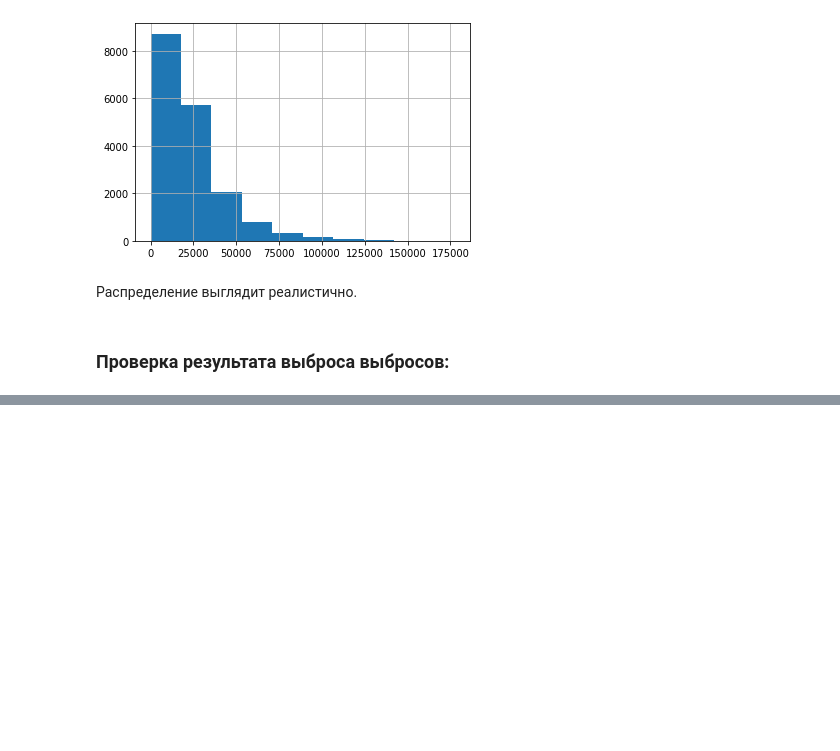
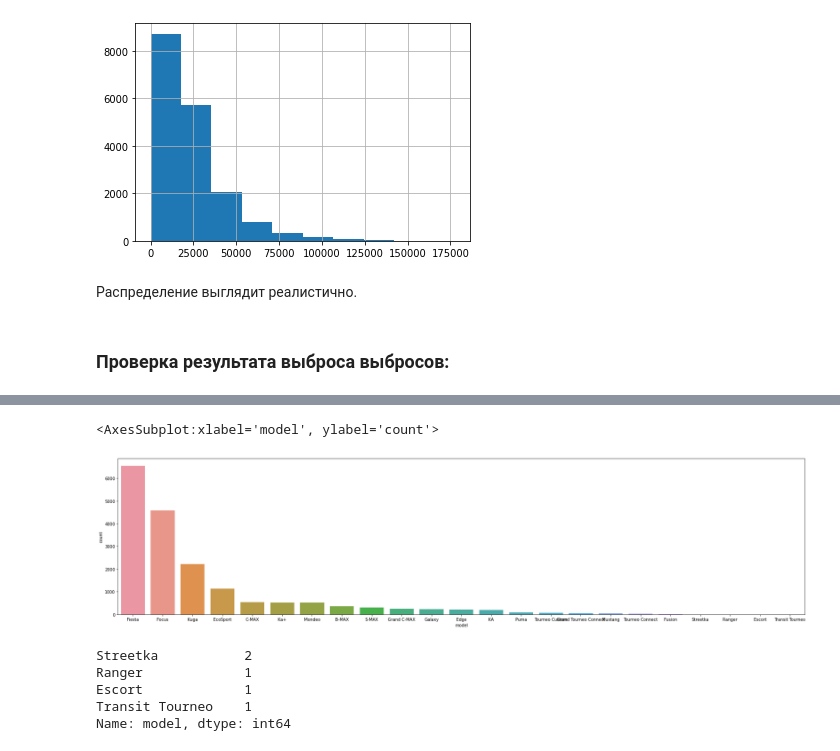
Before and after one commit to Donutellko/IAD, a Jupyter notebook: HW_3/Car price prediction.ipynb, the cells around one changed output, grey strips where cells are left out. Saved outputs shown, nothing was run; the diff lists cells and outputs as text; code cells hidden in the pictures; blank space fills up the shorter version.

```diff
--- a/HW_3/Car price prediction.ipynb
+++ b/HW_3/Car price prediction.ipynb
@@ -187,0 +246,3 @@ auto_data.describe()
+# %%
+rare_fueltype = auto_data[auto_data.fuelType.isin({'Other', 'Electric'})]
+rare_fueltype
@@ -187,0 +258,2 @@ auto_data.describe()
+# %%
+auto_data.drop(rare_fueltype.index, inplace=True)
@@ -187,0 +262,3 @@ auto_data.describe()
+# %%
+model_counts = auto_data.model.value_counts()
+model_counts
@@ -187,0 +283,16 @@ auto_data.describe()
+# %%
+fig, ax = plt.subplots(figsize=(30,7))
+
+sns.countplot(auto_data.model, ax=ax, order=model_counts.index)
+# %% [output]
+<AxesSubplot:xlabel='model', ylabel='count'>
+[figure, added]
+# %%
+rare_models = model_counts[model_counts < 10]
+rare_models
+# %% [output]
+Streetka           2
+Ranger             1
+Escort             1
+Transit Tourneo    1
+Name: model, dtype: int64
```
Also changed, not shown: parts of 25 cells of this notebook.
